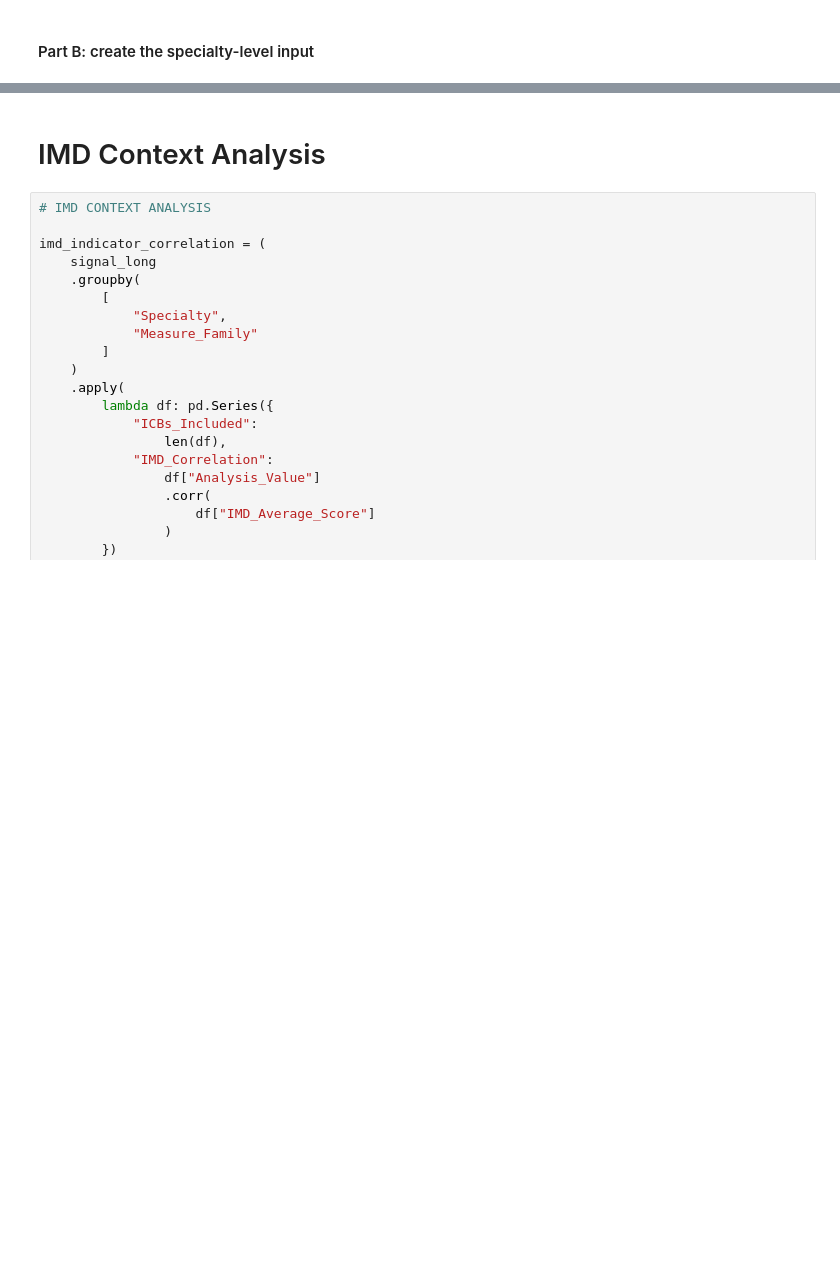
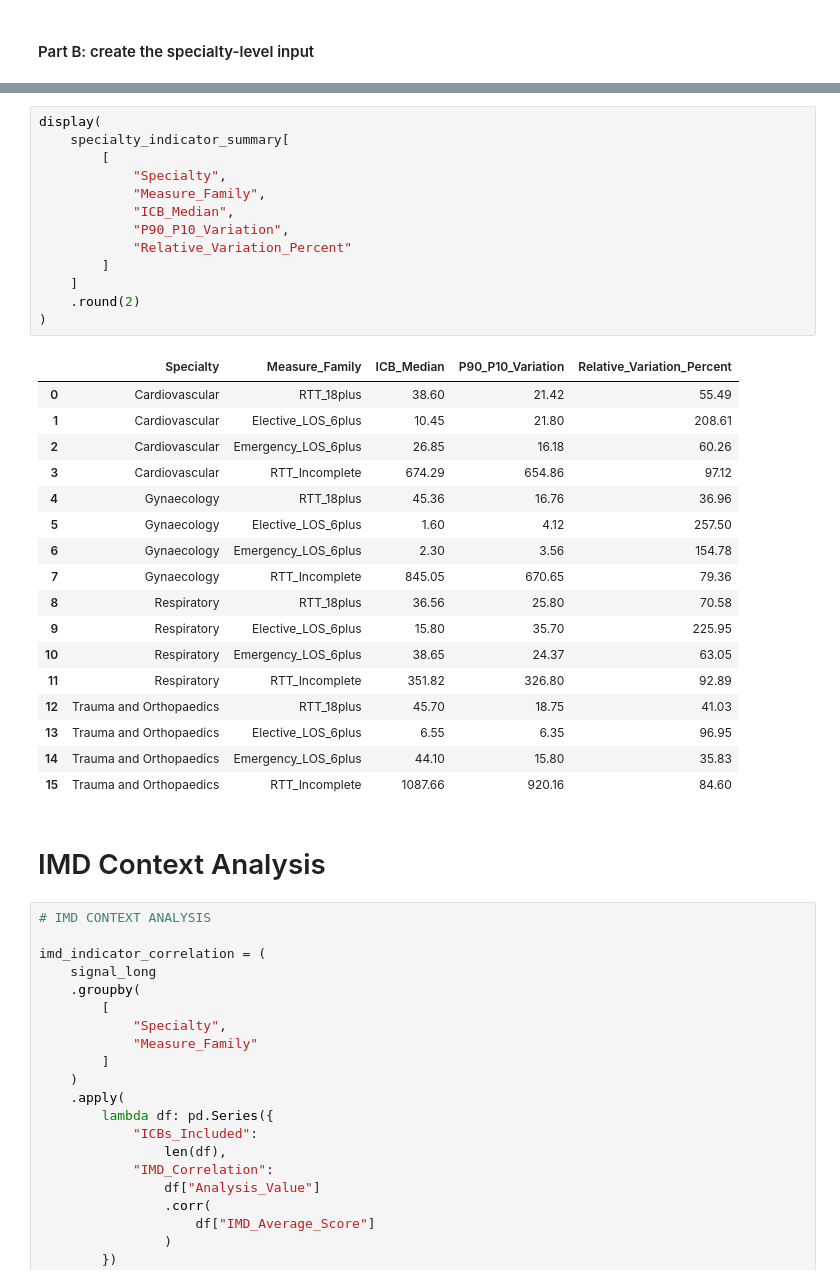
Before and after one commit to nhsengland/dsa_specialty_prioritisation_framework, a Jupyter notebook: Code/Specialty_Signal_Methods_Test.ipynb, the cells around one changed output, grey strips where cells are left out. Saved outputs shown, nothing was run; the diff lists cells and outputs as text; blank space fills up the shorter version.

```diff
--- a/Code/Specialty_Signal_Methods_Test.ipynb
+++ b/Code/Specialty_Signal_Methods_Test.ipynb
@@ -286,6 +308,37 @@ display(
 | 13 | Trauma and Orthopaedics | Hospital Burden | Elective_LOS_6plus | TraumaOrth_ElectiveAdmissions_6day+ | 6.550 | 7.050 | 6.550 | 4.420 | ... |
 | 14 | Trauma and Orthopaedics | Hospital Burden | Emergency_LOS_6plus | TraumaOrth_EmergencyAdmissions_6day+ | 44.100 | 43.845 | 44.100 | 34.980 | ... |
 | 15 | Trauma and Orthopaedics | Scale of Pressure | RTT_Incomplete | TraumaOrth_RTT_Incomplete | 1087.658 | 1242.976 | 1087.658 | 756.297 | ... |
+# %%
+display(
+    specialty_indicator_summary[
+        [
+            "Specialty",
+            "Measure_Family",
+            "ICB_Median",
+            "P90_P10_Variation",
+            "Relative_Variation_Percent"
+        ]
+    ]
+    .round(2)
+)
+# %% [output]
+|  | Specialty | Measure_Family | ICB_Median | P90_P10_Variation | Relative_Variation_Percent |
+| 0 | Cardiovascular | RTT_18plus | 38.60 | 21.42 | 55.49 |
+| 1 | Cardiovascular | Elective_LOS_6plus | 10.45 | 21.80 | 208.61 |
+| 2 | Cardiovascular | Emergency_LOS_6plus | 26.85 | 16.18 | 60.26 |
+| 3 | Cardiovascular | RTT_Incomplete | 674.29 | 654.86 | 97.12 |
+| 4 | Gynaecology | RTT_18plus | 45.36 | 16.76 | 36.96 |
+| 5 | Gynaecology | Elective_LOS_6plus | 1.60 | 4.12 | 257.50 |
+| 6 | Gynaecology | Emergency_LOS_6plus | 2.30 | 3.56 | 154.78 |
+| 7 | Gynaecology | RTT_Incomplete | 845.05 | 670.65 | 79.36 |
+| 8 | Respiratory | RTT_18plus | 36.56 | 25.80 | 70.58 |
+| 9 | Respiratory | Elective_LOS_6plus | 15.80 | 35.70 | 225.95 |
+| 10 | Respiratory | Emergency_LOS_6plus | 38.65 | 24.37 | 63.05 |
+| 11 | Respiratory | RTT_Incomplete | 351.82 | 326.80 | 92.89 |
+| 12 | Trauma and Orthopaedics | RTT_18plus | 45.70 | 18.75 | 41.03 |
+| 13 | Trauma and Orthopaedics | Elective_LOS_6plus | 6.55 | 6.35 | 96.95 |
+| 14 | Trauma and Orthopaedics | Emergency_LOS_6plus | 44.10 | 15.80 | 35.83 |
+| 15 | Trauma and Orthopaedics | RTT_Incomplete | 1087.66 | 920.16 | 84.60 |
 # %% [markdown]
 # IMD Context Analysis
 # %%
```
Also changed, not shown: parts of 3 cells of this notebook, 1 other file.
